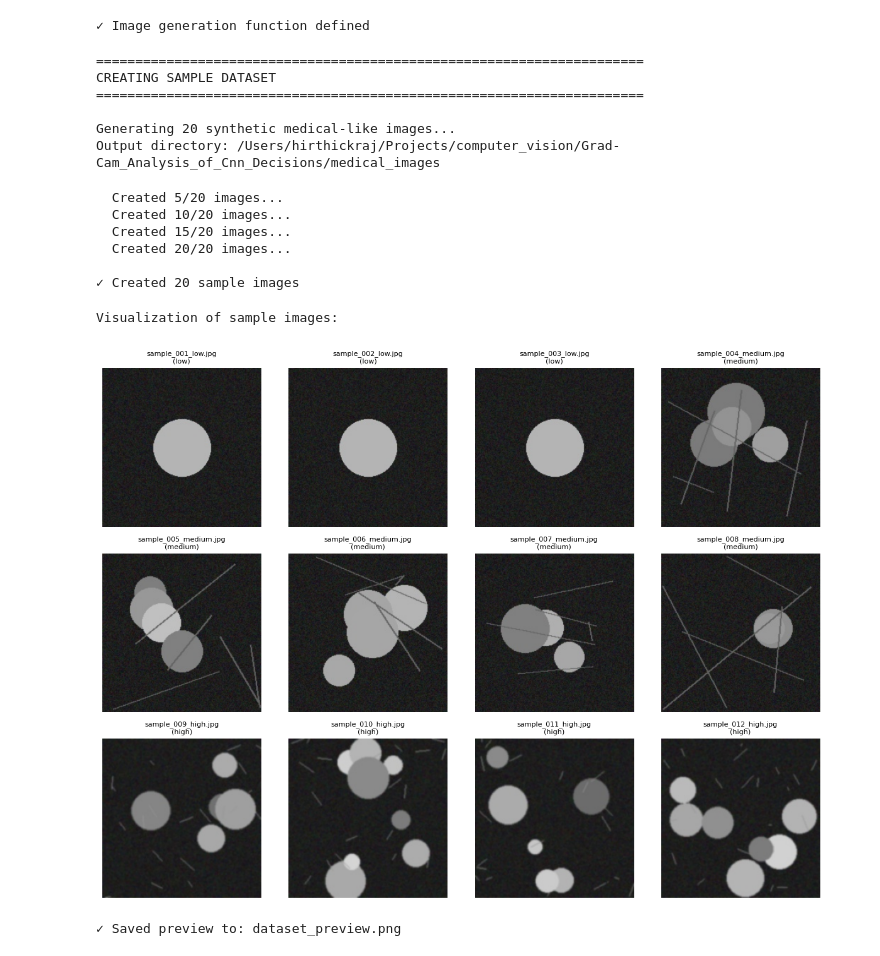
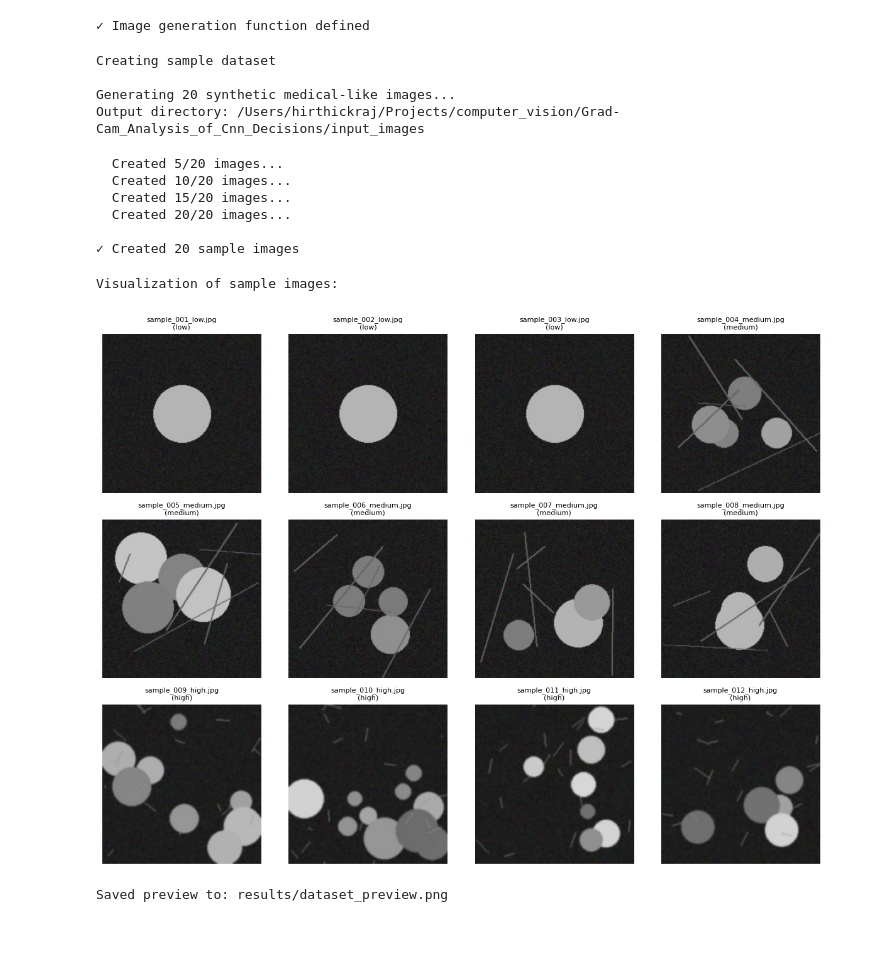
Before and after one commit to hirthickraj2015/Grad-Cam_Analysis_of_Cnn_Decisions, a Jupyter notebook: 1_create_dataset.ipynb, the cells around one changed output. Drawn from its saved outputs; the diff is of its cells as text; code cells hidden in the pictures.

```diff
--- a/1_create_dataset.ipynb
+++ b/1_create_dataset.ipynb
@@ -28,21 +23,11 @@ print("Libraries imported successfully!")
 Libraries imported successfully!
 # %%
 def create_synthetic_medical_image(size=(224, 224), complexity='medium'):
-    """
-    Create a synthetic medical-like image with varying complexity.
-
-    Parameters:
-    - size: Image dimensions
-    - complexity: 'low', 'medium', or 'high'
-
-    Returns:
-    - PIL Image
-    """
-    # Create base image (grayscale-like)
+    # creates a synthetic medical-like image
     img = Image.new('RGB', size, color=(30, 30, 30))
     draw = ImageDraw.Draw(img)
 
-    # Add background texture
+    # add background texture
     pixels = np.array(img)
     noise = np.random.randint(-20, 20, pixels.shape, dtype=np.int16)
     pixels = np.clip(pixels + noise, 0, 255).astype(np.uint8)
@@ -50,7 +35,7 @@ def create_synthetic_medical_image(size=(224, 224), complexity='medium'):
     draw = ImageDraw.Draw(img)
 
     if complexity == 'low':
-        # Simple circular region
+        # simple circle
         center = (size[0]//2, size[1]//2)
         radius = 40
         draw.ellipse(
@@ -59,7 +44,7 @@ def create_synthetic_medical_image(size=(224, 224), complexity='medium'):
         )
 
     elif complexity == 'medium':
-        # Multiple regions with varying intensities
+        # multiple regions with different intensities
         num_regions = random.randint(2, 4)
         for _ in range(num_regions):
             x = random.randint(50, size[0]-50)
@@ -68,7 +53,7 @@ def create_synthetic_medical_image(size=(224, 224), complexity='medium'):
             intensity = random.randint(120, 200)
             draw.ellipse([x-r, y-r, x+r, y+r], fill=(intensity, intensity, intensity))
 
-        # Add some lines (ribs, vessels, etc.)
+        # add some lines
         for _ in range(5):
             x1 = random.randint(0, size[0])
             y1 = random.randint(0, size[1])
@@ -77,7 +62,7 @@ def create_synthetic_medical_image(size=(224, 224), complexity='medium'):
             draw.line([x1, y1, x2, y2], fill=(100, 100, 100), width=2)
 
     else:  # high complexity
-        # Many small regions
+        # many small regions
         num_regions = random.randint(5, 10)
         for _ in range(num_regions):
             x = random.randint(20, size[0]-20)
@@ -86,7 +71,7 @@ def create_synthetic_medical_image(size=(224, 224), complexity='medium'):
             intensity = random.randint(100, 220)
             draw.ellipse([x-r, y-r, x+r, y+r], fill=(intensity, intensity, intensity))
 
-        # Add fine texture
+        # add fine texture
         for _ in range(20):
             x1 = random.randint(0, size[0])
             y1 = random.randint(0, size[1])
@@ -94,10 +79,9 @@ def create_synthetic_medical_image(size=(224, 224), complexity='medium'):
             y2 = y1 + random.randint(-20, 20)
             draw.line([x1, y1, x2, y2], fill=(150, 150, 150), width=1)
 
-        # Add blur for realism
         img = img.filter(ImageFilter.GaussianBlur(radius=1))
 
-    # Add slight blur for all
+    # slight blur
     img = img.filter(ImageFilter.GaussianBlur(radius=0.5))
 
     return img
@@ -108,20 +92,16 @@ print("✓ Image generation function defined")
 # %%
 # Configuration
 num_images = 20
-output_dir = 'medical_images'
+output_dir = 'input_images'
 
-print("="*70)
-print("CREATING SAMPLE DATASET")
-print("="*70)
+print("Creating sample dataset")
 print(f"\nGenerating {num_images} synthetic medical-like images...")
 print(f"Output directory: {Path(output_dir).absolute()}")
 # %% [output]
-======================================================================
-CREATING SAMPLE DATASET
-======================================================================
+Creating sample dataset
 
 Generating 20 synthetic medical-like images...
-Output directory: /Users/hirthickraj/Projects/computer_vision/Grad-Cam_Analysis_of_Cnn_Decisions/medical_images
+Output directory: /Users/hirthickraj/Projects/computer_vision/Grad-Cam_Analysis_of_Cnn_Decisions/input_images
 # %%
 # Create output directory
 output_path = Path(output_dir)
@@ -159,29 +139,33 @@ print(f"\n✓ Created {num_images} sample images")
 # %%
 # Visualize sample images
 print("\nVisualization of sample images:")
 
 fig, axes = plt.subplots(3, 4, figsize=(12, 9))
 axes = axes.flatten()
 
 # Show first 12 images
 for idx, ax in enumerate(axes):
     if idx < len(created_files):
         img = Image.open(created_files[idx])
         ax.imshow(img)
         filename = Path(created_files[idx]).name
         complexity = filename.split('_')[-1].replace('.jpg', '')
         ax.set_title(f'{filename}\n({complexity})', fontsize=8)
         ax.axis('off')
     else:
         ax.axis('off')
 
 plt.tight_layout()
-plt.savefig('dataset_preview.png', dpi=150, bbox_inches='tight')
+
+# save to results folder
+results_dir = Path('results')
+results_dir.mkdir(exist_ok=True)
+plt.savefig(results_dir / 'dataset_preview.png', dpi=150, bbox_inches='tight')
 plt.show()
 
-print("\n✓ Saved preview to: dataset_preview.png")
+print(f"\nSaved preview to: {results_dir / 'dataset_preview.png'}")
 # %% [output]
 Visualization of sample images:
-[figure, old version]
+[figure, new version]
-✓ Saved preview to: dataset_preview.png
+Saved preview to: results/dataset_preview.png
 # %%
```
Also changed, not shown: parts of 3 cells of this notebook, 57 other files.
